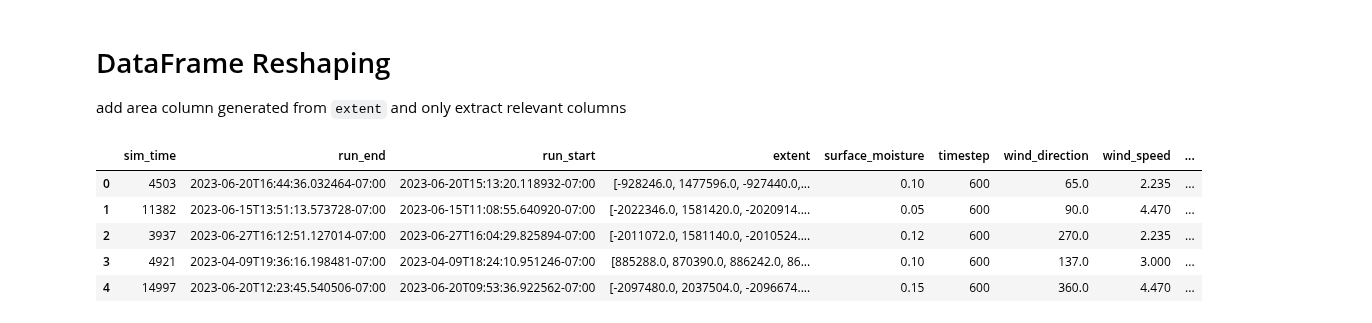
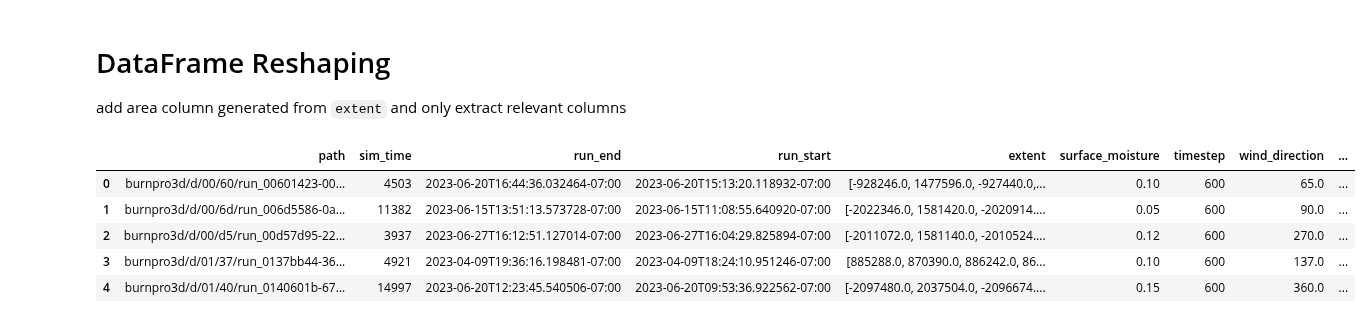
Before and after one commit to devinshende/learning-ml, a Jupyter notebook: exploration.ipynb, the cells around one changed output. Cells and saved outputs as stored; diff of their text form; code cells hidden in the pictures.

```diff
--- a/exploration.ipynb
+++ b/exploration.ipynb
@@ -47,24 +46,25 @@ def calculate_area(str):
 add area column generated from `extent` and only extract relevant columns
 # %%
 useful_columns = [
+    "path",
     "sim_time",
     "run_end",
     "run_start",
     "extent",
     "surface_moisture",
     "timestep",
     "wind_direction",
     "wind_speed",
     "canopy_moisture"
 ]
 run_data = simulation_runs.get(useful_columns)
 column = run_data.apply(lambda row: calculate_area(row["extent"]), axis=1)
 run_data = run_data.assign(area=column)
 run_data.head()
 # %% [output]
-|  | sim_time | run_end | run_start | extent | surface_moisture | timestep | wind_direction | wind_speed | ... |
-| 0 | 4503 | 2023-06-20T16:44:36.032464-07:00 | 2023-06-20T15:13:20.118932-07:00 | [-928246.0, 1477596.0, -927440.0,... | 0.10 | 600 | 65.0 | 2.235 | ... |
-| 1 | 11382 | 2023-06-15T13:51:13.573728-07:00 | 2023-06-15T11:08:55.640920-07:00 | [-2022346.0, 1581420.0, -2020914.... | 0.05 | 600 | 90.0 | 4.470 | ... |
-| 2 | 3937 | 2023-06-27T16:12:51.127014-07:00 | 2023-06-27T16:04:29.825894-07:00 | [-2011072.0, 1581140.0, -2010524.... | 0.12 | 600 | 270.0 | 2.235 | ... |
-| 3 | 4921 | 2023-04-09T19:36:16.198481-07:00 | 2023-04-09T18:24:10.951246-07:00 | [885288.0, 870390.0, 886242.0, 86... | 0.10 | 600 | 137.0 | 3.000 | ... |
-| 4 | 14997 | 2023-06-20T12:23:45.540506-07:00 | 2023-06-20T09:53:36.922562-07:00 | [-2097480.0, 2037504.0, -2096674.... | 0.15 | 600 | 360.0 | 4.470 | ... |
+|  | path | sim_time | run_end | run_start | extent | surface_moisture | timestep | wind_direction | ... |
+| 0 | burnpro3d/d/00/60/run_00601423-00... | 4503 | 2023-06-20T16:44:36.032464-07:00 | 2023-06-20T15:13:20.118932-07:00 | [-928246.0, 1477596.0, -927440.0,... | 0.10 | 600 | 65.0 | ... |
+| 1 | burnpro3d/d/00/6d/run_006d5586-0a... | 11382 | 2023-06-15T13:51:13.573728-07:00 | 2023-06-15T11:08:55.640920-07:00 | [-2022346.0, 1581420.0, -2020914.... | 0.05 | 600 | 90.0 | ... |
+| 2 | burnpro3d/d/00/d5/run_00d57d95-22... | 3937 | 2023-06-27T16:12:51.127014-07:00 | 2023-06-27T16:04:29.825894-07:00 | [-2011072.0, 1581140.0, -2010524.... | 0.12 | 600 | 270.0 | ... |
+| 3 | burnpro3d/d/01/37/run_0137bb44-36... | 4921 | 2023-04-09T19:36:16.198481-07:00 | 2023-04-09T18:24:10.951246-07:00 | [885288.0, 870390.0, 886242.0, 86... | 0.10 | 600 | 137.0 | ... |
+| 4 | burnpro3d/d/01/40/run_0140601b-67... | 14997 | 2023-06-20T12:23:45.540506-07:00 | 2023-06-20T09:53:36.922562-07:00 | [-2097480.0, 2037504.0, -2096674.... | 0.15 | 600 | 360.0 | ... |
```
Also changed, not shown: parts of 16 cells of this notebook, 2 other files.
